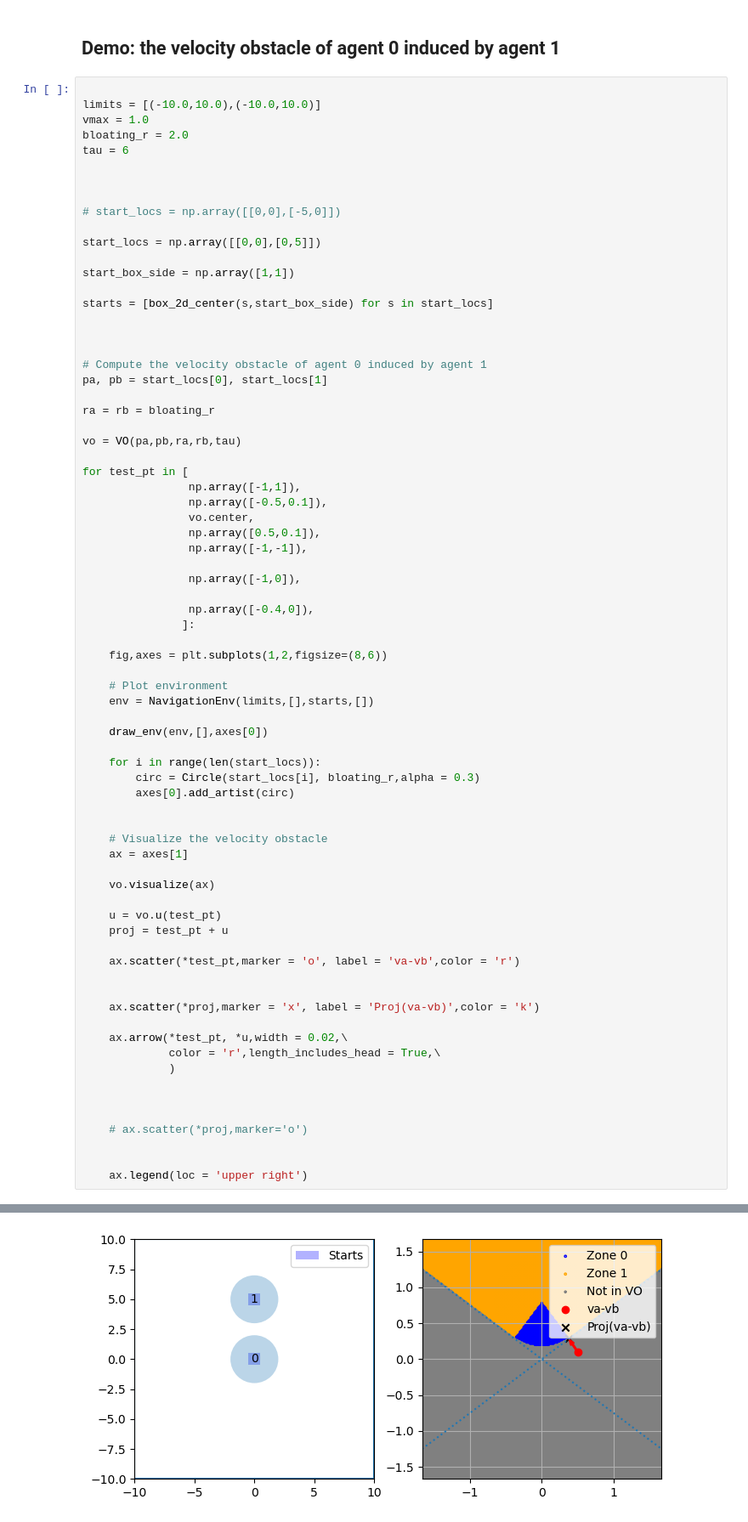
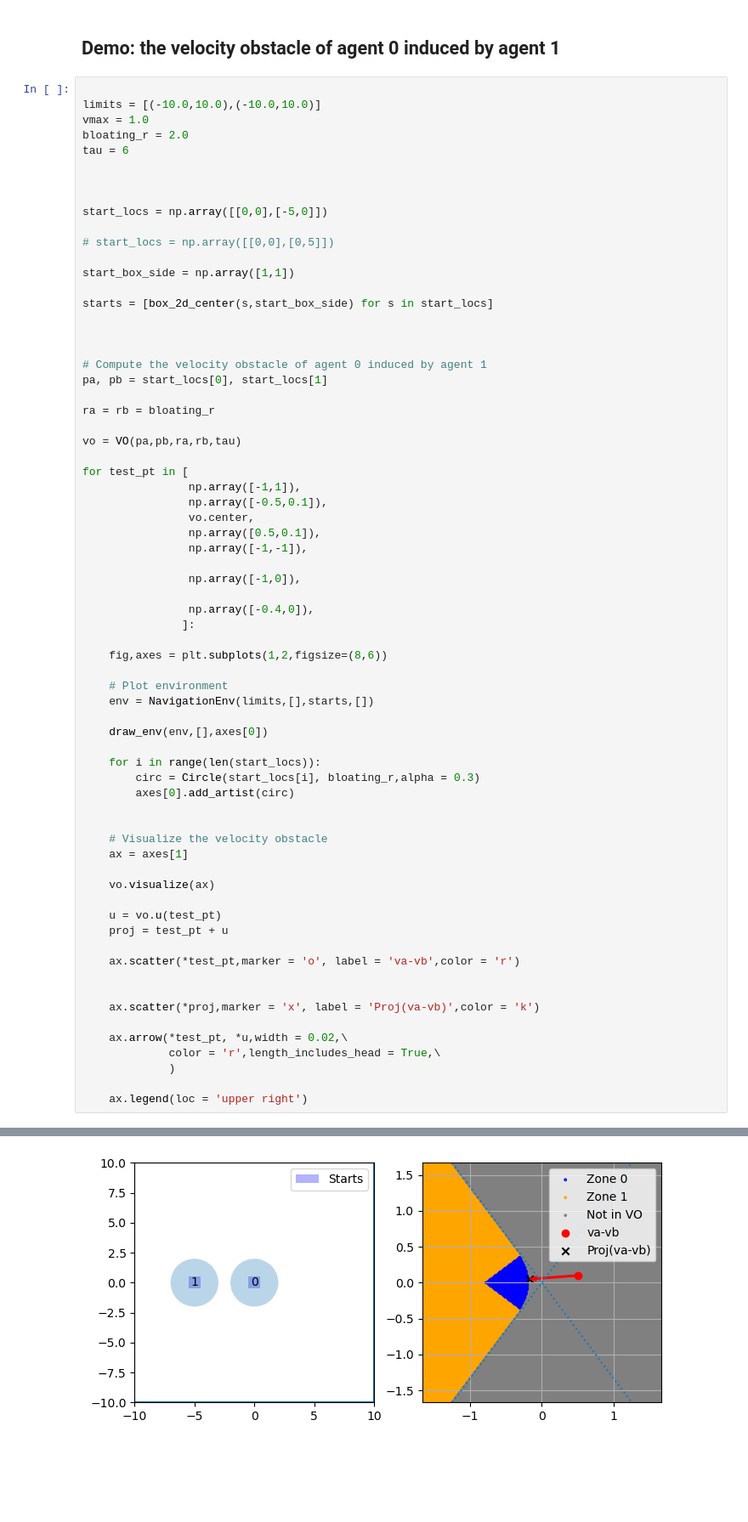
Before and after one commit to CoNG-harvard/PA-Nav, a Jupyter notebook: notebooks/Caculate u.ipynb, the cells around one changed output, grey strips where cells are left out. Shown at 85% size. Drawn from its saved outputs; the diff is of its cells as text; blank space fills up the shorter version.

```diff
--- a/notebooks/Caculate u.ipynb
+++ b/notebooks/Caculate u.ipynb
@@ -24,9 +24,9 @@ tau = 6
 
 
 
-# start_locs = np.array([[0,0],[-5,0]])
+start_locs = np.array([[0,0],[-5,0]])
 
-start_locs = np.array([[0,0],[0,5]])
+# start_locs = np.array([[0,0],[0,5]])
 
 start_box_side = np.array([1,1])
 
@@ -82,10 +82,5 @@ for test_pt in [
              color = 'r',length_includes_head = True,\
              )
 
-
-
-    # ax.scatter(*proj,marker='o')
-
-
     ax.legend(loc = 'upper right')
 # %% [output]
@@ -95 +90 @@ for test_pt in [
-[figure, old version]
+[figure, new version]
```
Also changed, not shown: parts of 1 cell of this notebook, 2 other files.
